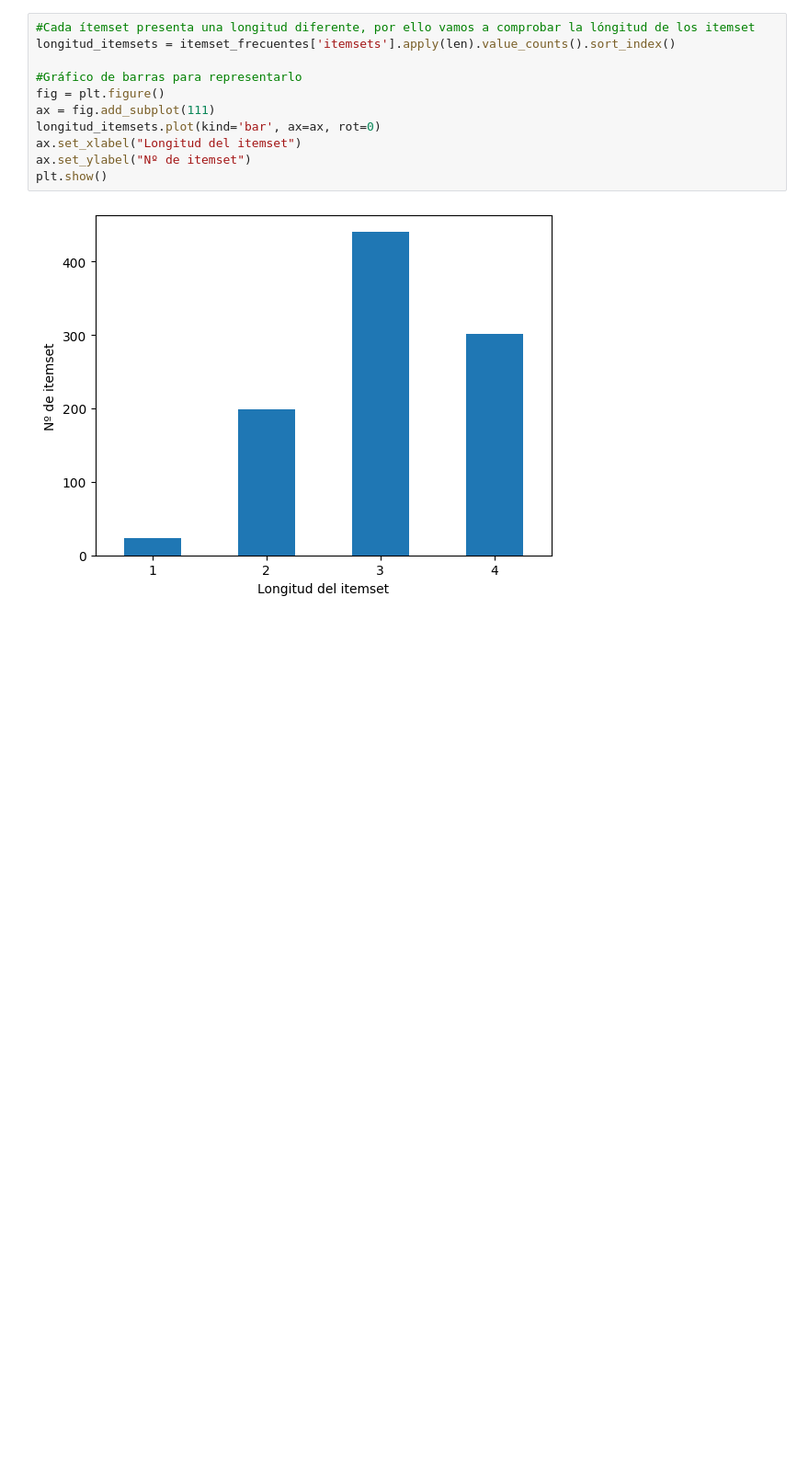
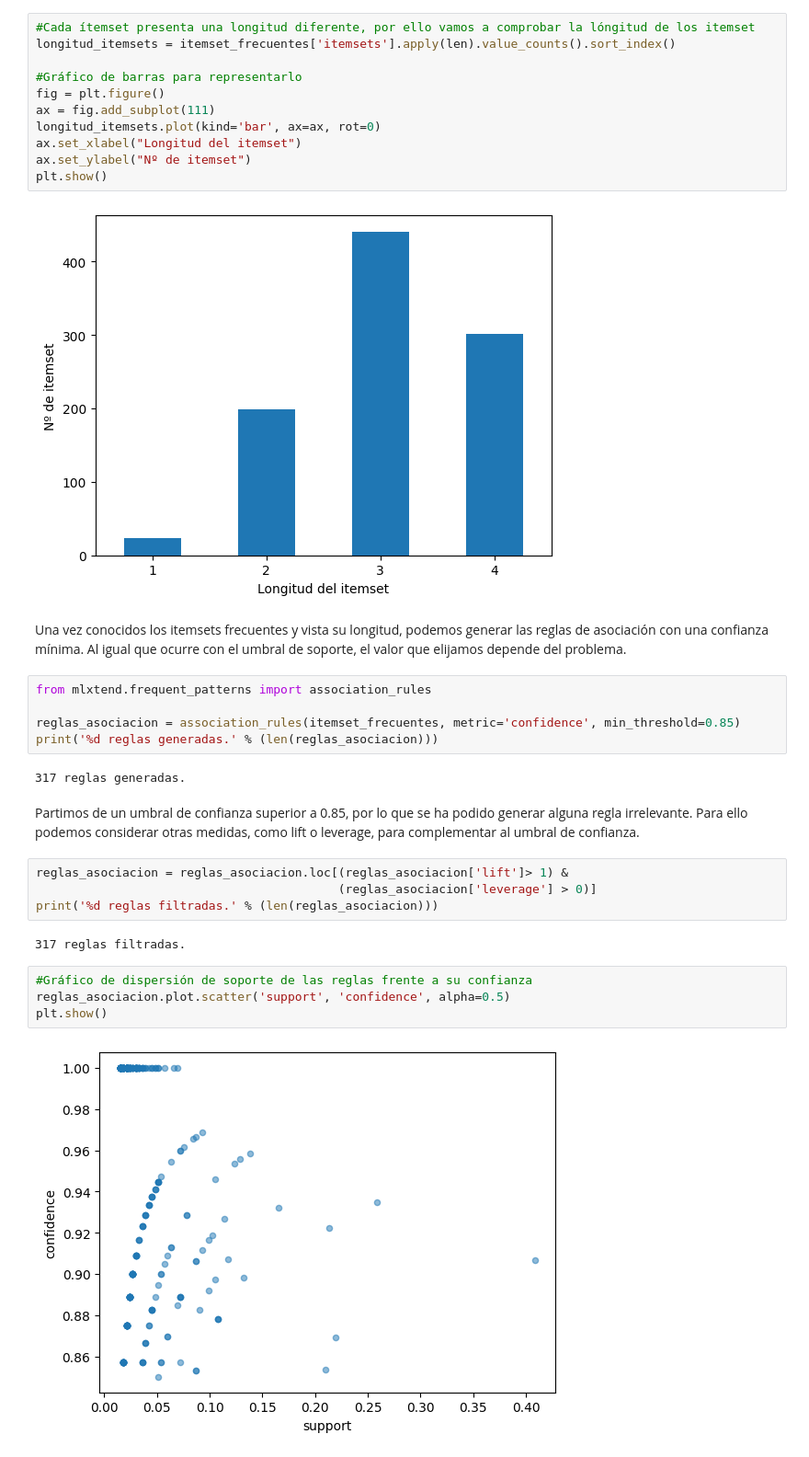
Before and after one commit to EnriGF/Proyecto_ML, a Jupyter notebook: ReglasAsociacion.ipynb, the cells around one changed output. Shown at 92% size. Cells and saved outputs as stored; diff of their text form; blank space fills up the shorter version.

```diff
--- a/ReglasAsociacion.ipynb
+++ b/ReglasAsociacion.ipynb
@@ -110,3 +110,26 @@ ax.set_ylabel("Nº de itemset")
 plt.show()
 # %% [output]
 [figure]
+# %% [markdown]
+Una vez conocidos los itemsets frecuentes y vista su longitud, podemos generar las reglas de asociación con una confianza mínima. Al igual que ocurre con el umbral de soporte, el valor que elijamos depende del problema.
+# %%
+from mlxtend.frequent_patterns import association_rules
+
+reglas_asociacion = association_rules(itemset_frecuentes, metric='confidence', min_threshold=0.85)
+print('%d reglas generadas.' % (len(reglas_asociacion)))
+# %% [output]
+317 reglas generadas.
+# %% [markdown]
+Partimos de un umbral de confianza superior a 0.85, por lo que se ha podido generar alguna regla irrelevante. Para ello podemos considerar otras medidas, como lift o leverage, para complementar al umbral de confianza.
+# %%
+reglas_asociacion = reglas_asociacion.loc[(reglas_asociacion['lift']> 1) &
+                                          (reglas_asociacion['leverage'] > 0)]
+print('%d reglas filtradas.' % (len(reglas_asociacion)))
+# %% [output]
+317 reglas filtradas.
+# %%
+#Gráfico de dispersión de soporte de las reglas frente a su confianza
+reglas_asociacion.plot.scatter('support', 'confidence', alpha=0.5)
+plt.show()
+# %% [output]
+[figure, added]
```
